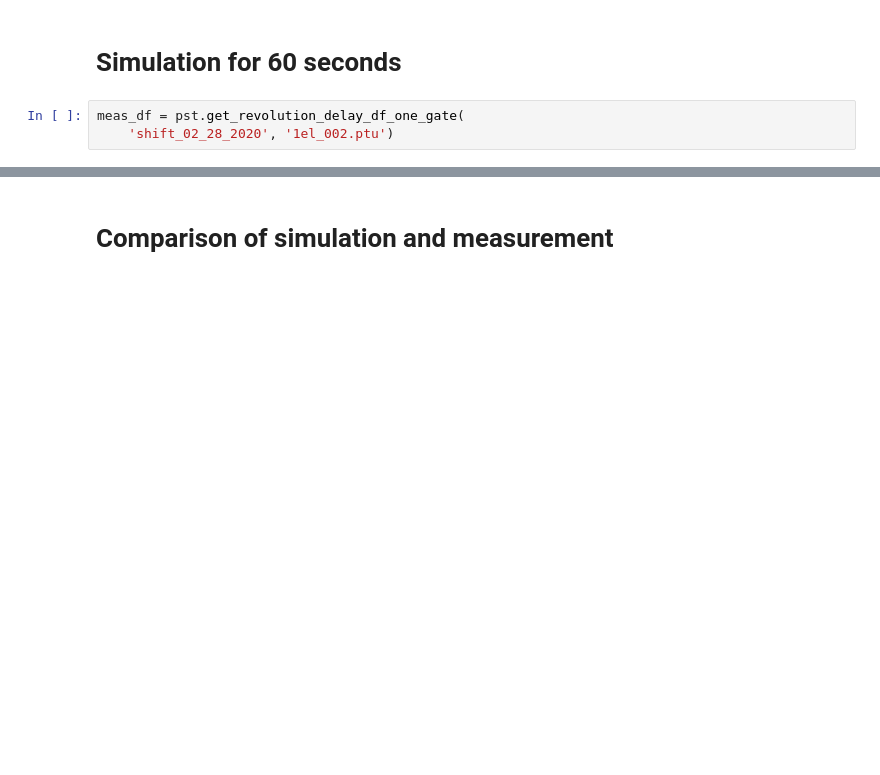
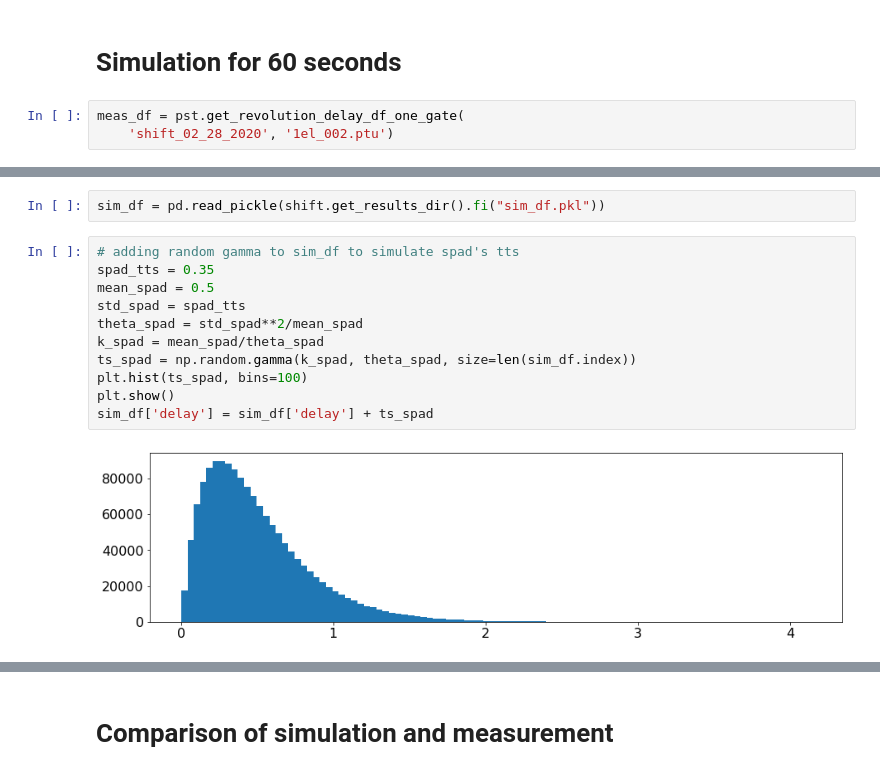
Before and after one commit to IharLobach/ursse, a Jupyter notebook: analyzing_collected_data/shifts/shift_02_28_2020/experiment_vs_simulation_random_walk.ipynb, the cells around one changed output, grey strips where cells are left out. Saved outputs shown, nothing was run; the diff lists cells and outputs as text; blank space fills up the shorter version.

```diff
--- a/analyzing_collected_data/shifts/shift_02_28_2020/experiment_vs_simulation_random_walk.ipynb
+++ b/analyzing_collected_data/shifts/shift_02_28_2020/experiment_vs_simulation_random_walk.ipynb
@@ -164,3 +171,18 @@ Wall time: 1min 20s
+# %%
+sim_df = pd.read_pickle(shift.get_results_dir().fi("sim_df.pkl"))
+# %%
+# adding random gamma to sim_df to simulate spad's tts
+spad_tts = 0.35
+mean_spad = 0.5
+std_spad = spad_tts
+theta_spad = std_spad**2/mean_spad
+k_spad = mean_spad/theta_spad
+ts_spad = np.random.gamma(k_spad, theta_spad, size=len(sim_df.index))
+plt.hist(ts_spad, bins=100)
+plt.show()
+sim_df['delay'] = sim_df['delay'] + ts_spad
+# %% [output]
+[figure, added]
 # %%
 print(f"Simulation rms bunch length = {sim_df.delay.std():.3f} ns")
 print(f"Textbook equation rms bunch length = {tau_rms:.3f} ns")
```
Also changed, not shown: parts of 24 cells of this notebook, 5 other files.
